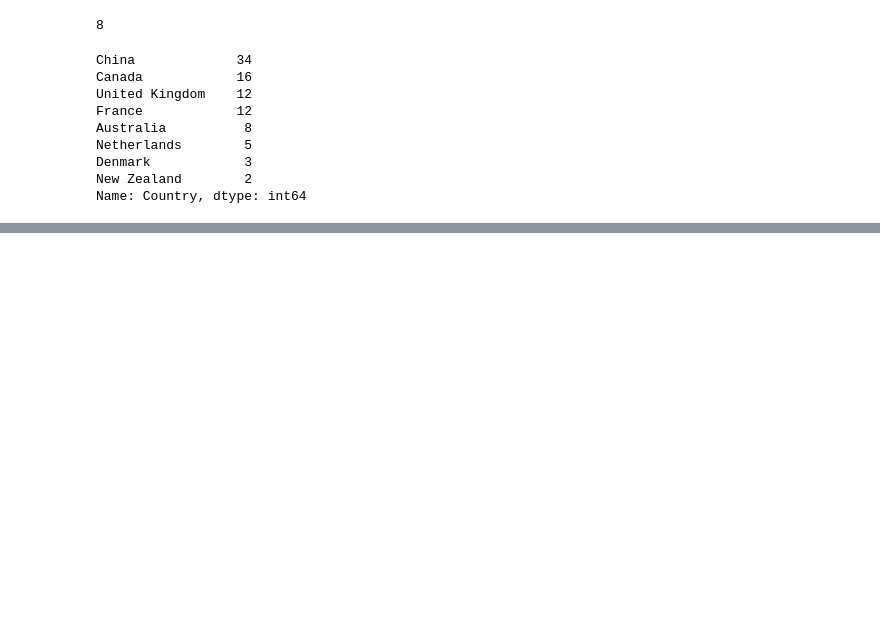
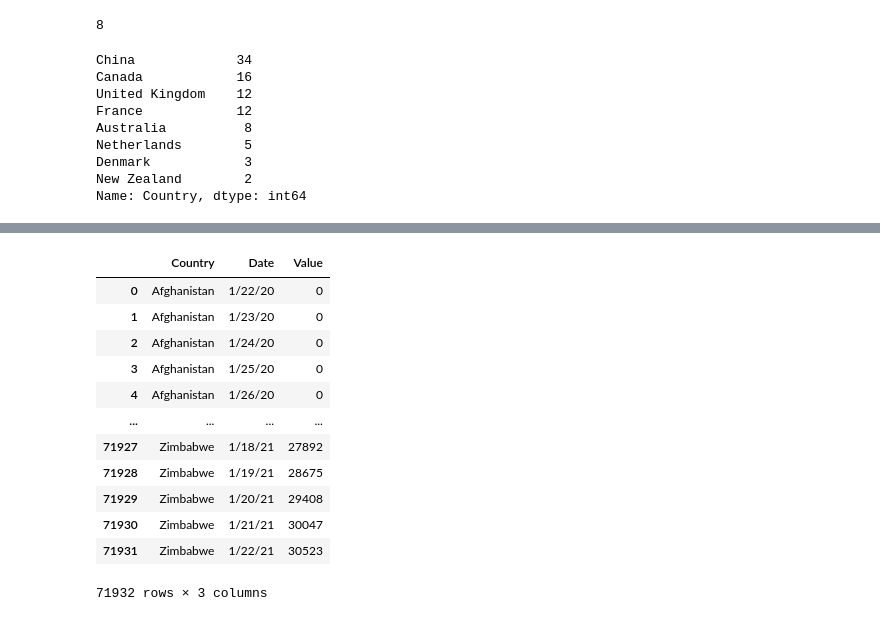
Before and after one commit to Jengoag/covid19_project, a Jupyter notebook: api/data_cleaning/confirmed.ipynb, the cells around one changed output, grey strips where cells are left out. Saved outputs shown, nothing was run; the diff lists cells and outputs as text; code cells hidden in the pictures; blank space fills up the shorter version.

```diff
--- a/data/clean/confirmed.ipynb
+++ b/api/data_cleaning/confirmed.ipynb
@@ -3,5 +4,5 @@ import pandas as pd
 # %%
-confirmed = pd.read_csv("../unclean/confirmed_global.csv")
+confirmed = pd.read_csv("unclean/confirmed_global.csv")
 # %%
 # hacemos una previsualizacion de los datos que tenemos
 confirmed.head()
@@ -156,3 +156,0 @@ confirmed = confirmed.groupby(['Country'])['1/22/20', '1/23/20', '1/24/20', '1/2
-# %%
-confirmed = confirmed.rename(columns=lambda x: "_" + x.replace("/", "_") if x != 'Country' else x )
-confirmed
@@ -175,0 +157,25 @@ confirmed.to_csv("./confirmed.csv", index=False)
+# %%
+""" df = pd.DataFrame(columns=["Country", "Date", "Value"])
+
+data_dict = confirmed.to_dict("records")
+for i in data_dict:
+    country = i["Country"]
+    for key in i:
+        if key != "Country":
+           df = df.append({'Country': country, 'Date': key, 'Value': i[key]}, ignore_index=True)
+
+df """
+# %% [output]
+|  | Country | Date | Value |
+| 0 | Afghanistan | 1/22/20 | 0 |
+| 1 | Afghanistan | 1/23/20 | 0 |
+| 2 | Afghanistan | 1/24/20 | 0 |
+| 3 | Afghanistan | 1/25/20 | 0 |
+| 4 | Afghanistan | 1/26/20 | 0 |
+| ... | ... | ... | ... |
+| 71927 | Zimbabwe | 1/18/21 | 27892 |
+| 71928 | Zimbabwe | 1/19/21 | 28675 |
+| 71929 | Zimbabwe | 1/20/21 | 29408 |
+| 71930 | Zimbabwe | 1/21/21 | 30047 |
+| 71931 | Zimbabwe | 1/22/21 | 30523 |
+71932 rows × 3 columns
```
Also changed, not shown: parts of 4 cells of this notebook, 20 other files.
